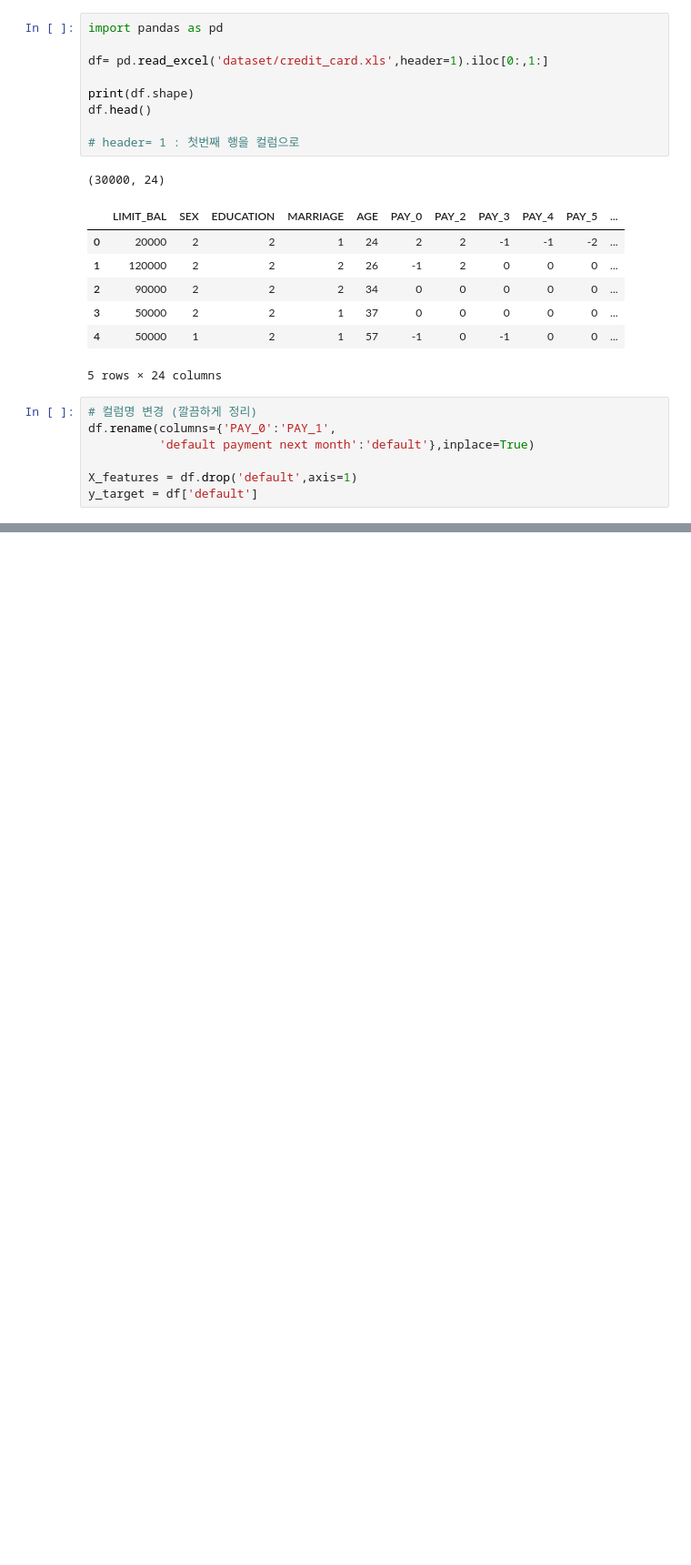
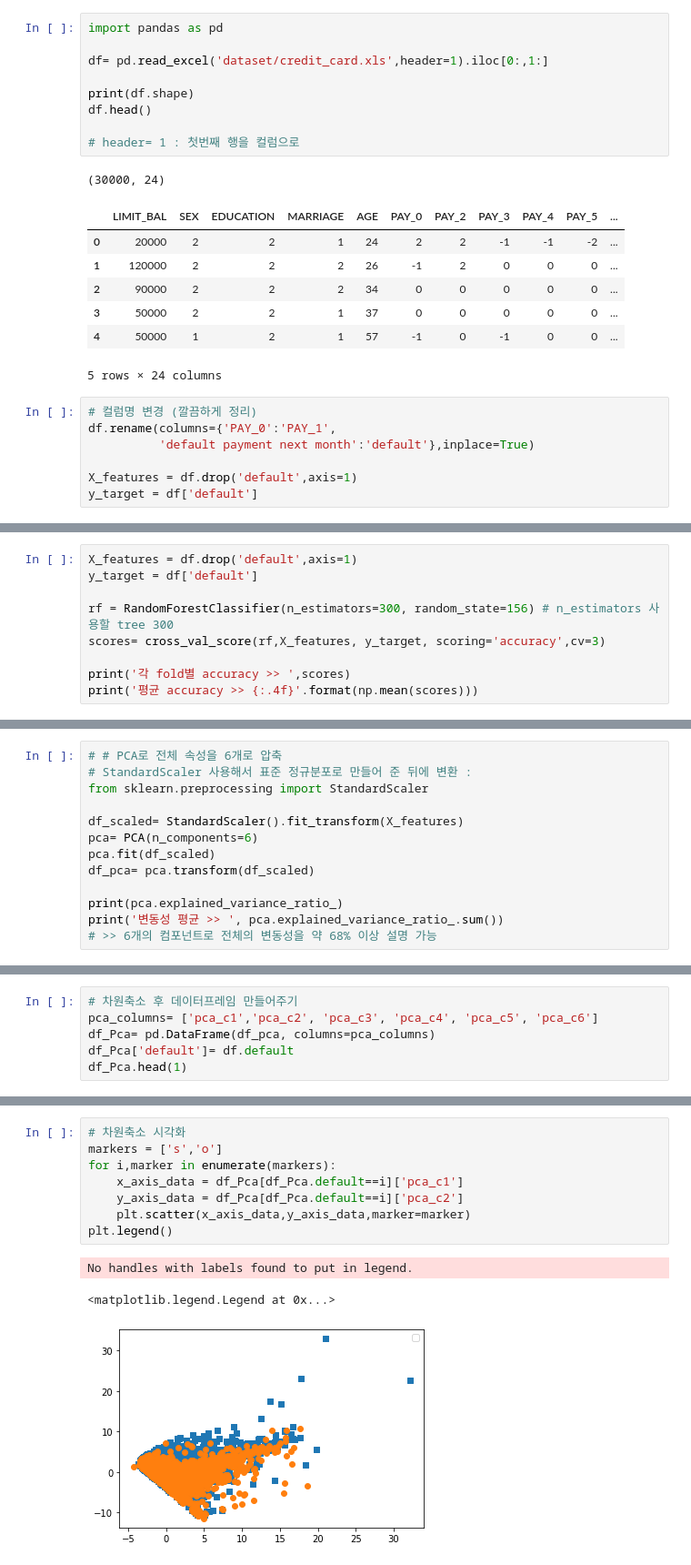
Before and after one commit to SeunghyeChae/CAKD3_tmdhey, a Jupyter notebook: 머신러닝/ml_차원축소.ipynb, the cells around one changed output, grey strips where cells are left out. Shown at 91% size. Saved outputs shown, nothing was run; the diff lists cells and outputs as text; blank space fills up the shorter version.

```diff
--- a/머신러닝/ml_차원축소.ipynb
+++ b/머신러닝/ml_차원축소.ipynb
@@ -211,0 +369,9 @@ array([0.90555253, 0.0509867 ])
+# %%
+X_features = df.drop('default',axis=1)
+y_target = df['default']
+
+rf = RandomForestClassifier(n_estimators=300, random_state=156) # n_estimators 사용할 tree 300
+scores= cross_val_score(rf,X_features, y_target, scoring='accuracy',cv=3)
+
+print('각 fold별 accuracy >> ',scores)
+print('평균 accuracy >> {:.4f}'.format(np.mean(scores)))
@@ -211,0 +395,13 @@ array([0.90555253, 0.0509867 ])
+# %%
+# # PCA로 전체 속성을 6개로 압축
+# StandardScaler 사용해서 표준 정규분포로 만들어 준 뒤에 변환 :
+from sklearn.preprocessing import StandardScaler
+
+df_scaled= StandardScaler().fit_transform(X_features)
+pca= PCA(n_components=6)
+pca.fit(df_scaled)
+df_pca= pca.transform(df_scaled)
+
+print(pca.explained_variance_ratio_)
+print('변동성 평균 >> ', pca.explained_variance_ratio_.sum())
+# >> 6개의 컴포넌트로 전체의 변동성을 약 68% 이상 설명 가능
@@ -211,0 +411,6 @@ array([0.90555253, 0.0509867 ])
+# %%
+# 차원축소 후 데이터프레임 만들어주기
+pca_columns= ['pca_c1','pca_c2', 'pca_c3', 'pca_c4', 'pca_c5', 'pca_c6']
+df_Pca= pd.DataFrame(df_pca, columns=pca_columns)
+df_Pca['default']= df.default
+df_Pca.head(1)
@@ -211,0 +432,12 @@ array([0.90555253, 0.0509867 ])
+# %%
+# 차원축소 시각화
+markers = ['s','o']
+for i,marker in enumerate(markers):
+    x_axis_data = df_Pca[df_Pca.default==i]['pca_c1']
+    y_axis_data = df_Pca[df_Pca.default==i]['pca_c2']
+    plt.scatter(x_axis_data,y_axis_data,marker=marker)
+plt.legend()
+# %% [output]
+No handles with labels found to put in legend.
+<matplotlib.legend.Legend at 0x...>
+[figure, added]
```
Also changed, not shown: parts of 26 cells of this notebook.
